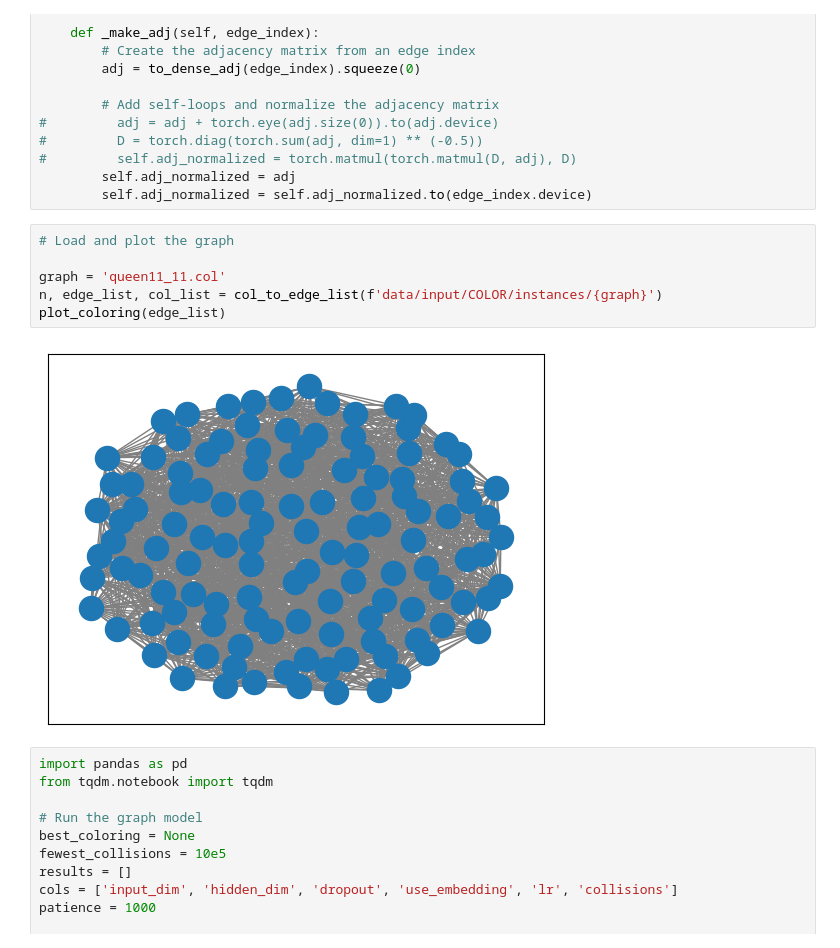
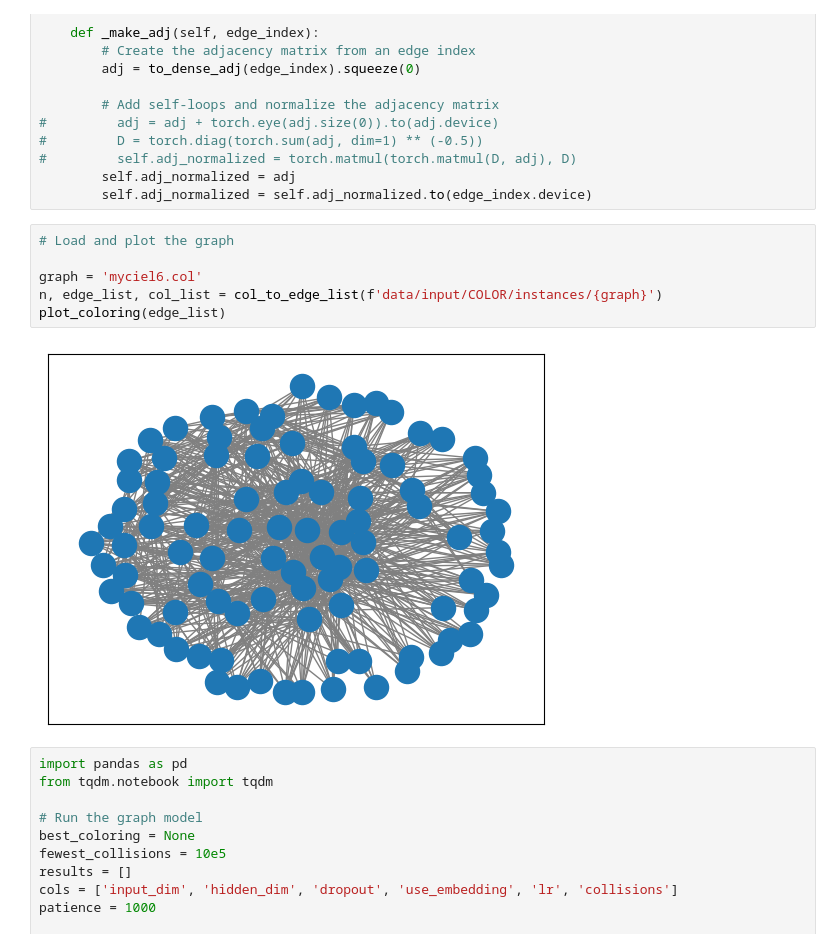
Before and after one commit to dipplestix/GNN, a Jupyter notebook: color_notebook.ipynb, the cells around one changed output. Cells and saved outputs as stored; diff of their text form.

```diff
--- a/color_notebook.ipynb
+++ b/color_notebook.ipynb
@@ -73,11 +73,11 @@ class ColorGCN(nn.Module):
 # %%
 # Load and plot the graph
 
-graph = 'queen11_11.col'
+graph = 'myciel6.col'
 n, edge_list, col_list = col_to_edge_list(f'data/input/COLOR/instances/{graph}')
 plot_coloring(edge_list)
 # %% [output]
-[figure, old version]
+[figure, new version]
 # %%
 import pandas as pd
 from tqdm.notebook import tqdm
```
Also changed, not shown: parts of 1 cell of this notebook, 3 other files.
